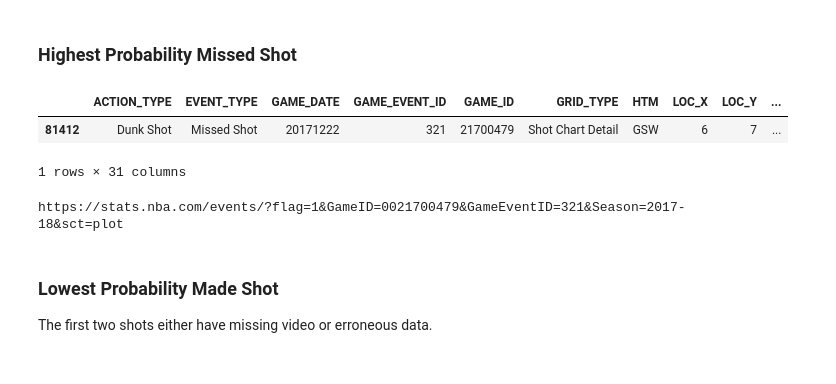
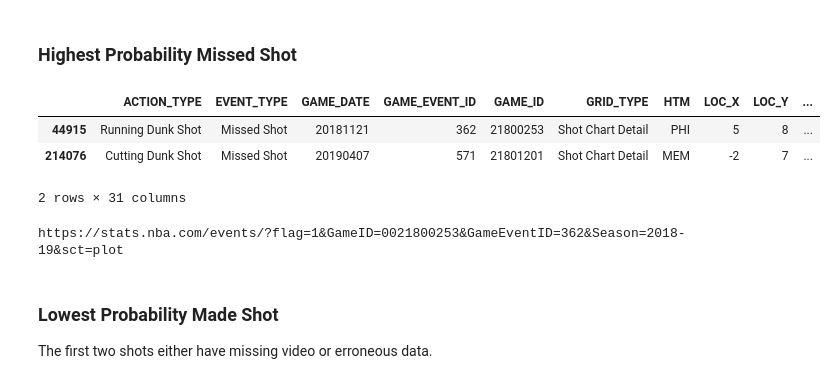
Before and after one commit to basketballrelativity/shot_probability, a Jupyter notebook: shot_probability.ipynb, the cells around one changed output. Cells and saved outputs as stored; diff of their text form; code cells hidden in the pictures.

```diff
--- a/shot_probability.ipynb
+++ b/shot_probability.ipynb
@@ -315,5 +319,5 @@ def get_year_shotcharts(year):
 # %%
-all_shots_df = pd.read_csv('shotchart_2017.csv')
+all_shots_df = pd.read_csv('shotchart_2018.csv')
 # %%
 all_shots_df
 # %% [output]
@@ -631,16 +635,17 @@ all_shots_df.sort_values('shot_prob')
 # %% [markdown]
 ### Highest Probability Missed Shot
 # %%
-all_shots_df[all_shots_df['SHOT_MADE_FLAG']==0].sort_values('shot_prob').tail(1)
+all_shots_df[all_shots_df['SHOT_MADE_FLAG']==0].sort_values('shot_prob').tail(2)
 # %% [output]
 |  | ACTION_TYPE | EVENT_TYPE | GAME_DATE | GAME_EVENT_ID | GAME_ID | GRID_TYPE | HTM | LOC_X | LOC_Y | ... |
-| 81412 | Dunk Shot | Missed Shot | 20171222 | 321 | 21700479 | Shot Chart Detail | GSW | 6 | 7 | ... |
+| 44915 | Running Dunk Shot | Missed Shot | 20181121 | 362 | 21800253 | Shot Chart Detail | PHI | 5 | 8 | ... |
+| 214076 | Cutting Dunk Shot | Missed Shot | 20190407 | 571 | 21801201 | Shot Chart Detail | MEM | -2 | 7 | ... |
-1 rows × 31 columns
+2 rows × 31 columns
 # %%
-print('https://stats.nba.com/events/?flag=1&GameID=00{game_id}&GameEventID={event_id}&Season=2017-18&sct=plot'.format(game_id=21700479,
-                                                                                                                      event_id=321))
+print('https://stats.nba.com/events/?flag=1&GameID=00{game_id}&GameEventID={event_id}&Season=2018-19&sct=plot'.format(game_id=21800253,
+                                                                                                                      event_id=362))
 # %% [output]
-https://stats.nba.com/events/?flag=1&GameID=0021700479&GameEventID=321&Season=2017-18&sct=plot
+https://stats.nba.com/events/?flag=1&GameID=0021800253&GameEventID=362&Season=2018-19&sct=plot
 # %% [markdown]
 ### Lowest Probability Made Shot
 
```
Also changed, not shown: parts of 8 cells of this notebook, 4 other files.
